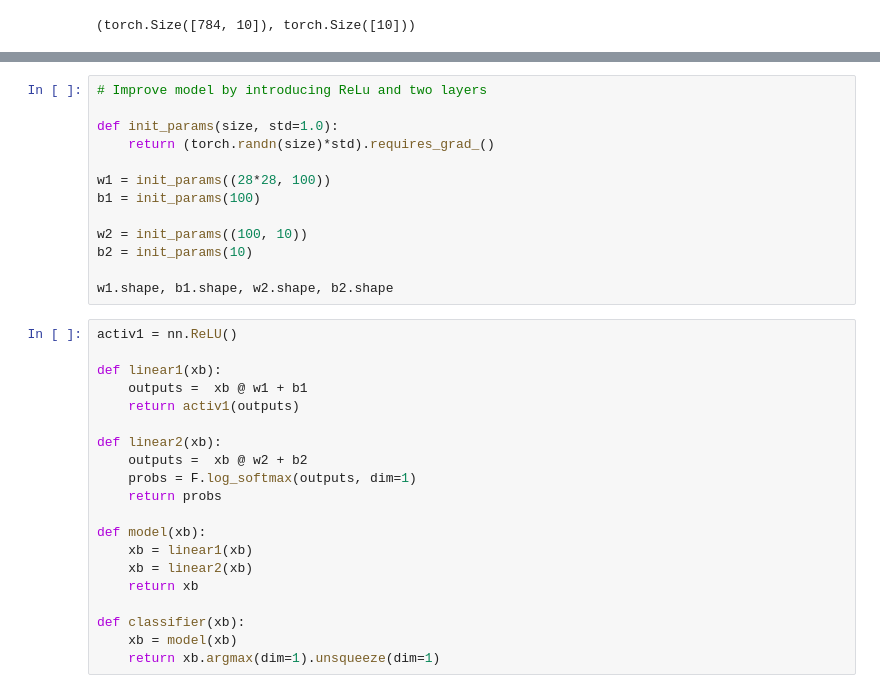
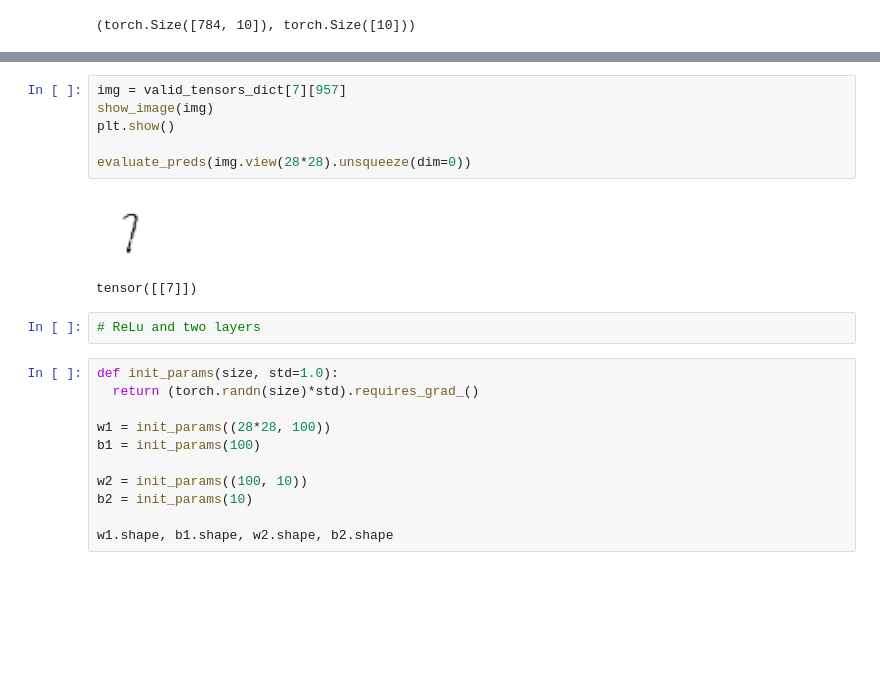
Before and after one commit to Aravinda89/fastai_bootcamp, a Jupyter notebook: BC2_1_MNIST_scratch.ipynb, the cells around one changed output, grey strips where cells are left out. Saved outputs shown, nothing was run; the diff lists cells and outputs as text; blank space fills up the shorter version.

```diff
--- a/BC2_1_MNIST_scratch.ipynb
+++ b/BC2_1_MNIST_scratch.ipynb
@@ -349,8 +359,17 @@ for i in range(n_epochs):
+# %%
+img = valid_tensors_dict[7][957]
+show_image(img)
+plt.show()
+
+evaluate_preds(img.view(28*28).unsqueeze(dim=0))
+# %% [output]
+[figure, added]
+tensor([[7]])
+# %%
+# ReLu and two layers
 # %%
-# Improve model by introducing ReLu and two layers
-
 def init_params(size, std=1.0):
-    return (torch.randn(size)*std).requires_grad_()
+  return (torch.randn(size)*std).requires_grad_()
 
 w1 = init_params((28*28, 100))
 b1 = init_params(100)
@@ -359,23 +378,3 @@ w2 = init_params((100, 10))
 b2 = init_params(10)
 
 w1.shape, b1.shape, w2.shape, b2.shape
-# %%
-activ1 = nn.ReLU()
-
-def linear1(xb):
-    outputs =  xb @ w1 + b1
-    return activ1(outputs)
-
-def linear2(xb):
-    outputs =  xb @ w2 + b2
-    probs = F.log_softmax(outputs, dim=1)
-    return probs
-
-def model(xb):
-    xb = linear1(xb)
-    xb = linear2(xb)
-    return xb
-
-def classifier(xb):
-    xb = model(xb)
-    return xb.argmax(dim=1).unsqueeze(dim=1)
```
Also changed, not shown: parts of 20 cells of this notebook.
